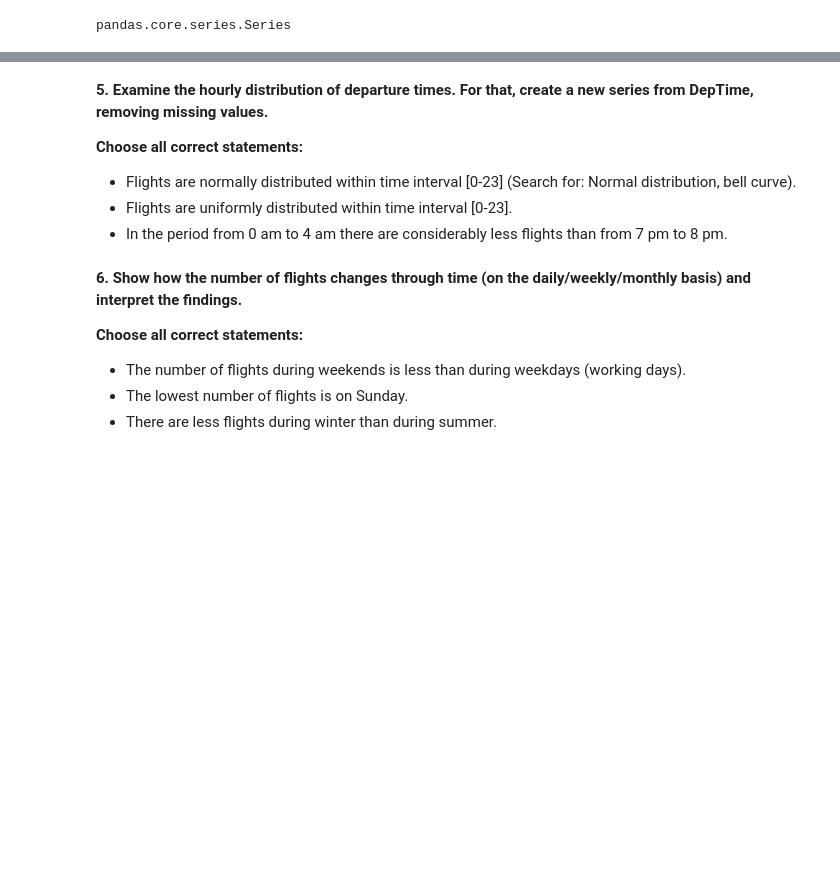
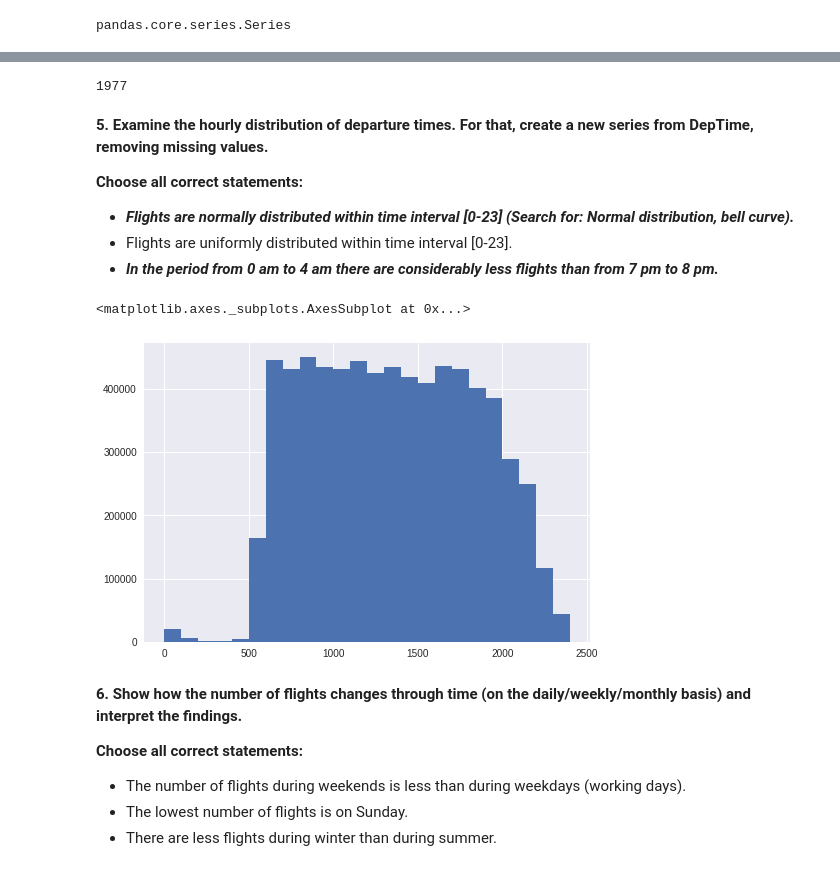
Before and after one commit to JacksonIsaac/colab_notebooks, a Jupyter notebook: [mlcourse_ai]assignment2_USA_flights.ipynb, the cells around one changed output, grey strips where cells are left out. Drawn from its saved outputs; the diff is of its cells as text; code cells hidden in the pictures; blank space fills up the shorter version.

```diff
--- a/[mlcourse_ai]assignment2_USA_flights.ipynb
+++ b/[mlcourse_ai]assignment2_USA_flights.ipynb
@@ -395,12 +413,20 @@ KeyError: ignored
+# %%
+flight_delay_top_5['count'].sum()
+# %% [output]
+1977
 # %% [markdown]
 **5. Examine the hourly distribution of departure times. For that, create a new series from DepTime, removing missing values.**
 
 **Choose all correct statements:**
- - Flights are normally distributed within time interval [0-23] (Search for: Normal distribution, bell curve).
+ - ***Flights are normally distributed within time interval [0-23] (Search for: Normal distribution, bell curve).***
  - Flights are uniformly distributed within time interval [0-23].
- - In the period from 0 am to 4 am there are considerably less flights than from 7 pm to 8 pm.
+ - ***In the period from 0 am to 4 am there are considerably less flights than from 7 pm to 8 pm.***
 # %%
 # You code here
+flights_df['DepTime'].hist(bins=24)
+# %% [output]
+<matplotlib.axes._subplots.AxesSubplot at 0x...>
+[figure, added]
 # %% [markdown]
 **6. Show how the number of flights changes through time (on the daily/weekly/monthly basis) and interpret the findings.**
 
```
Also changed, not shown: parts of 11 cells of this notebook.
